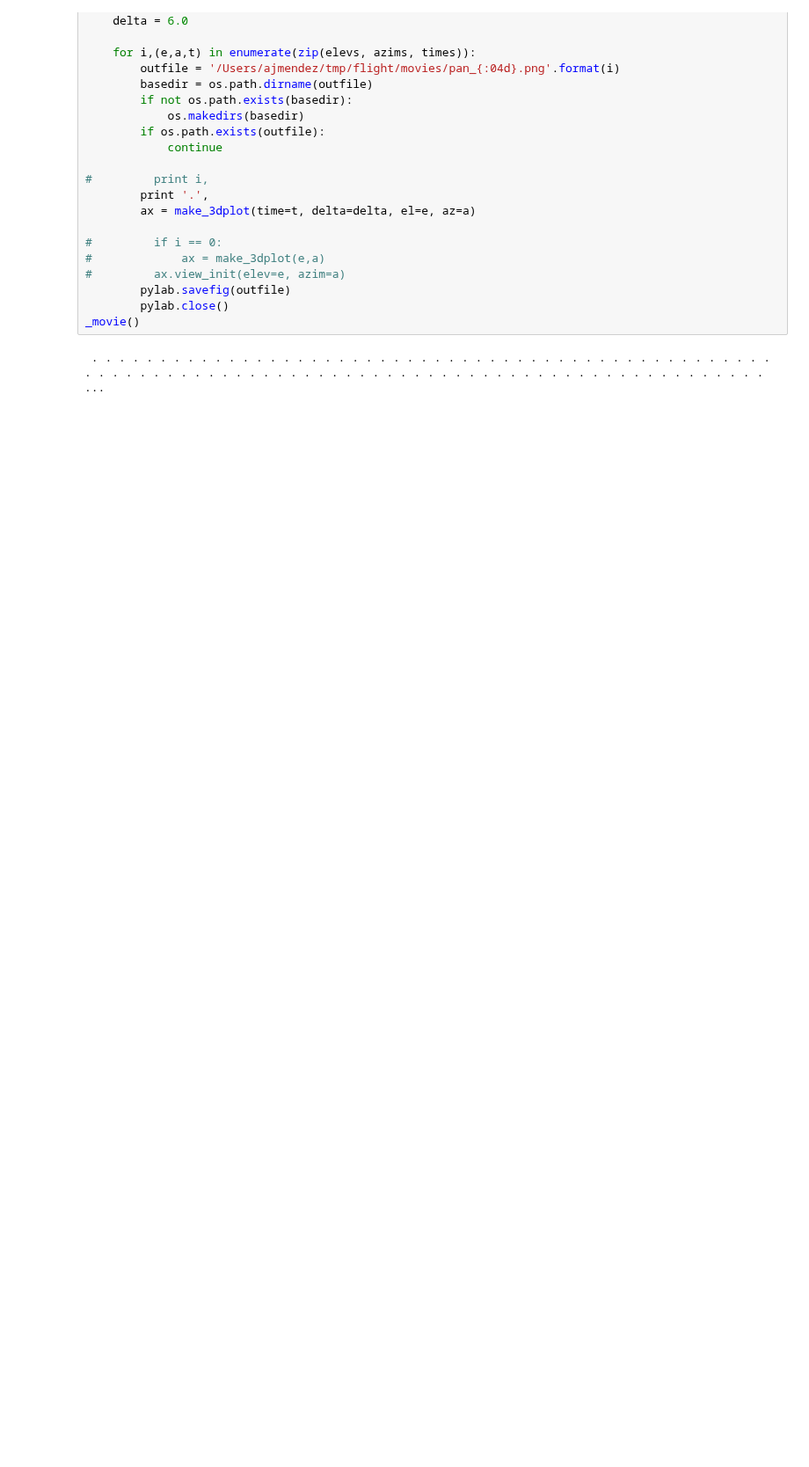
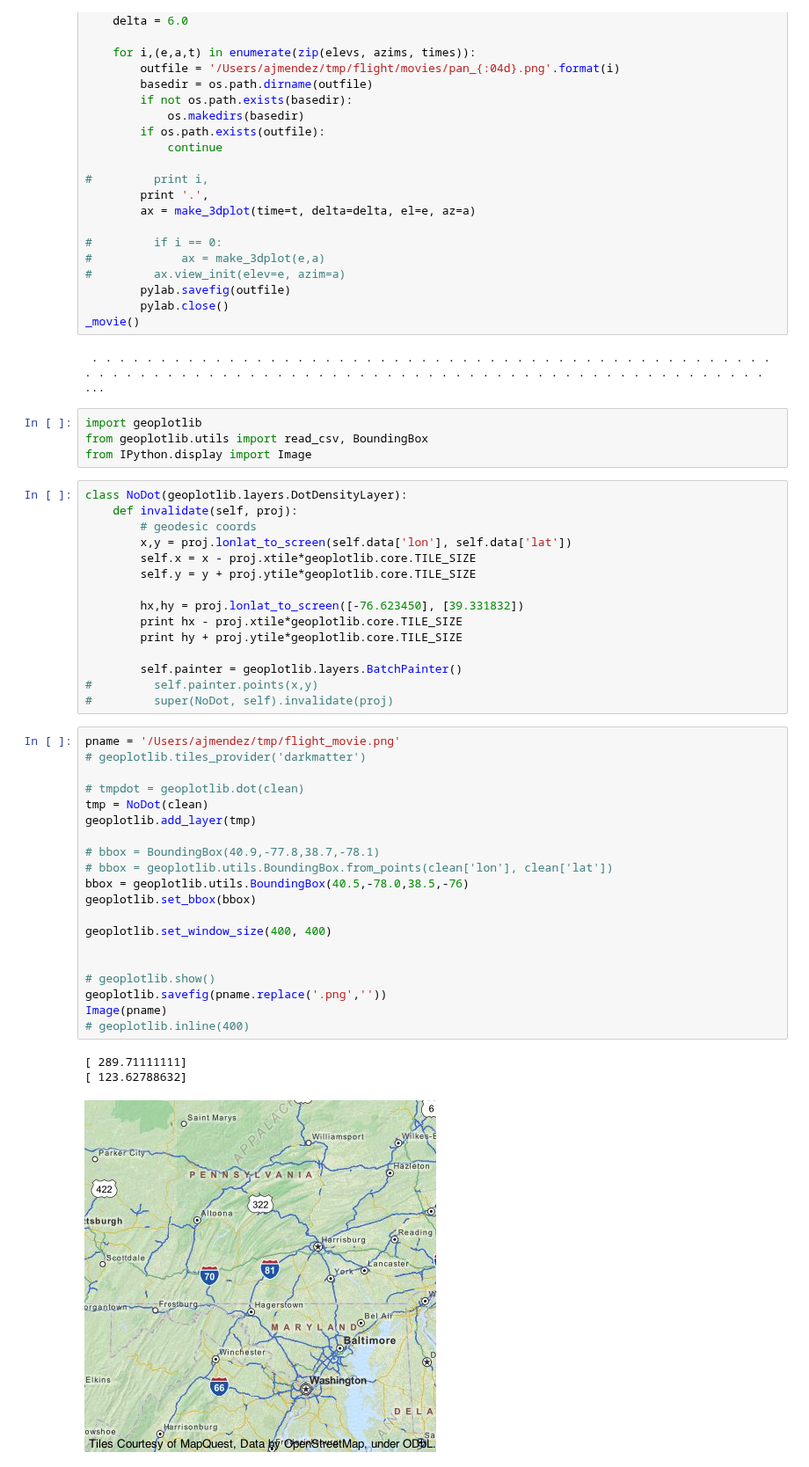
Before and after one commit to ajmendez/explore, a Jupyter notebook: aviation/snow_movie.ipynb, the cells around one changed output. Shown at 88% size. Drawn from its saved outputs; the diff is of its cells as text; blank space fills up the shorter version.

```diff
--- a/aviation/snow_movie.ipynb
+++ b/aviation/snow_movie.ipynb
@@ -113,3 +115,46 @@ def _movie():
 _movie()
 # %% [output]
  . . . . . . . . . . . . . . . . . . . . . . . . . . . . . . . . . . . . . . . . . . . . . . . . . . . . . . . . . . . . . . . . . . . . . . . . . . . . . . . . . . . . . . . . . . . . . . . . . . . . ...
+# %%
+import geoplotlib
+from geoplotlib.utils import read_csv, BoundingBox
+from IPython.display import Image
+# %%
+class NoDot(geoplotlib.layers.DotDensityLayer):
+    def invalidate(self, proj):
+        # geodesic coords
+        x,y = proj.lonlat_to_screen(self.data['lon'], self.data['lat'])
+        self.x = x - proj.xtile*geoplotlib.core.TILE_SIZE
+        self.y = y + proj.ytile*geoplotlib.core.TILE_SIZE
+
+        hx,hy = proj.lonlat_to_screen([-76.623450], [39.331832])
+        print hx - proj.xtile*geoplotlib.core.TILE_SIZE
+        print hy + proj.ytile*geoplotlib.core.TILE_SIZE
+
+        self.painter = geoplotlib.layers.BatchPainter()
+#         self.painter.points(x,y)
+#         super(NoDot, self).invalidate(proj)
+# %%
+pname = '/Users/ajmendez/tmp/flight_movie.png'
+# geoplotlib.tiles_provider('darkmatter')
+
+# tmpdot = geoplotlib.dot(clean)
+tmp = NoDot(clean)
+geoplotlib.add_layer(tmp)
+
+# bbox = BoundingBox(40.9,-77.8,38.7,-78.1)
+# bbox = geoplotlib.utils.BoundingBox.from_points(clean['lon'], clean['lat'])
+bbox = geoplotlib.utils.BoundingBox(40.5,-78.0,38.5,-76)
+geoplotlib.set_bbox(bbox)
+
+geoplotlib.set_window_size(400, 400)
+
+
+# geoplotlib.show()
+geoplotlib.savefig(pname.replace('.png',''))
+Image(pname)
+# geoplotlib.inline(400)
+# %% [output]
+[ 289.71111111]
+[ 123.62788632]
+[figure, added]
```
Also changed, not shown: parts of 11 cells of this notebook, 1 other file.
